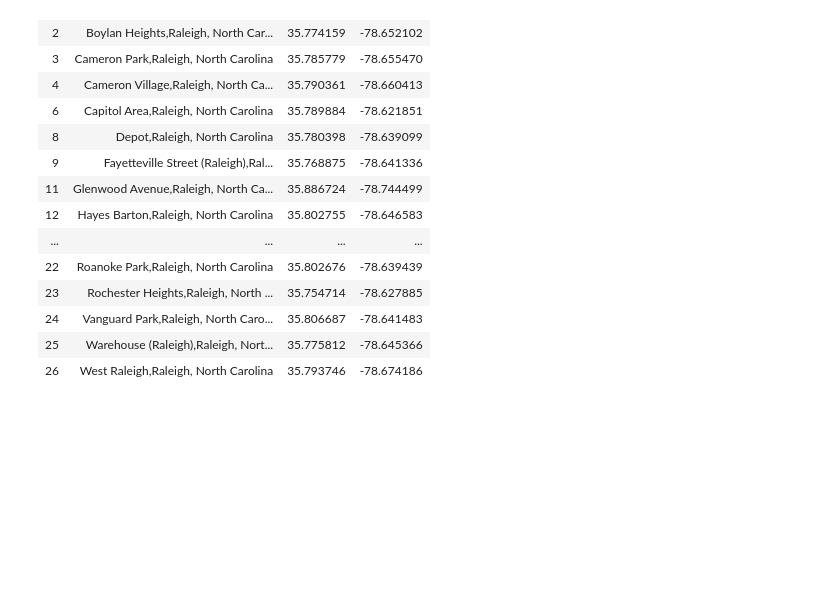
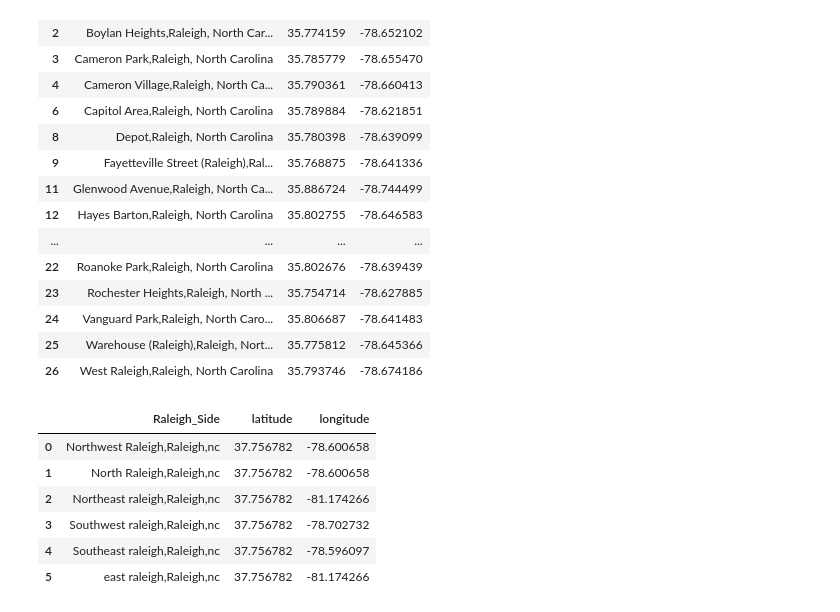
Before and after one commit to Devnathv/IBMCapstoneProject, a Jupyter notebook: FinalProject.ipynb, the cells around one changed output. Cells and saved outputs as stored; diff of their text form; code cells hidden in the pictures; blank space fills up the shorter version.

```diff
--- a/FinalProject.ipynb
+++ b/FinalProject.ipynb
@@ -105,3 +105,31 @@ df
 | 24 | Vanguard Park,Raleigh, North Caro... | 35.806687 | -78.641483 |
 | 25 | Warehouse (Raleigh),Raleigh, Nort... | 35.775812 | -78.645366 |
 | 26 | West Raleigh,Raleigh, North Carolina | 35.793746 | -78.674186 |
+# %%
+raleigh=['Northwest Raleigh,Raleigh,nc','North Raleigh,Raleigh,nc','Northeast raleigh,Raleigh,nc','Southwest raleigh,Raleigh,nc','Southeast raleigh,Raleigh,nc'
+        ,'east raleigh,Raleigh,nc']
+# %%
+raliegh_side=[]
+lat=[]
+long=[]
+from geopy.exc import GeocoderTimedOut
+try:
+    for i in raleigh:
+        location = geolocator.geocode(i)
+        if location is not None:
+            raliegh_side.append(i)
+            lat.append(location.latitude)
+            long.append(location.longitude)
+except GeocoderTimedOut as e:
+    print("Error: geocode failed on input %s with message %s"%(location, e.msg))
+# %%
+df_ral=pd.DataFrame({'Raleigh_Side':raliegh_side,'latitude':lat,'longitude':long})
+df_ral
+# %% [output]
+|  | Raleigh_Side | latitude | longitude |
+| 0 | Northwest Raleigh,Raleigh,nc | 37.756782 | -78.600658 |
+| 1 | North Raleigh,Raleigh,nc | 37.756782 | -78.600658 |
+| 2 | Northeast raleigh,Raleigh,nc | 37.756782 | -81.174266 |
+| 3 | Southwest raleigh,Raleigh,nc | 37.756782 | -78.702732 |
+| 4 | Southeast raleigh,Raleigh,nc | 37.756782 | -78.596097 |
+| 5 | east raleigh,Raleigh,nc | 37.756782 | -81.174266 |
```
Also changed, not shown: parts of 4 cells of this notebook.
